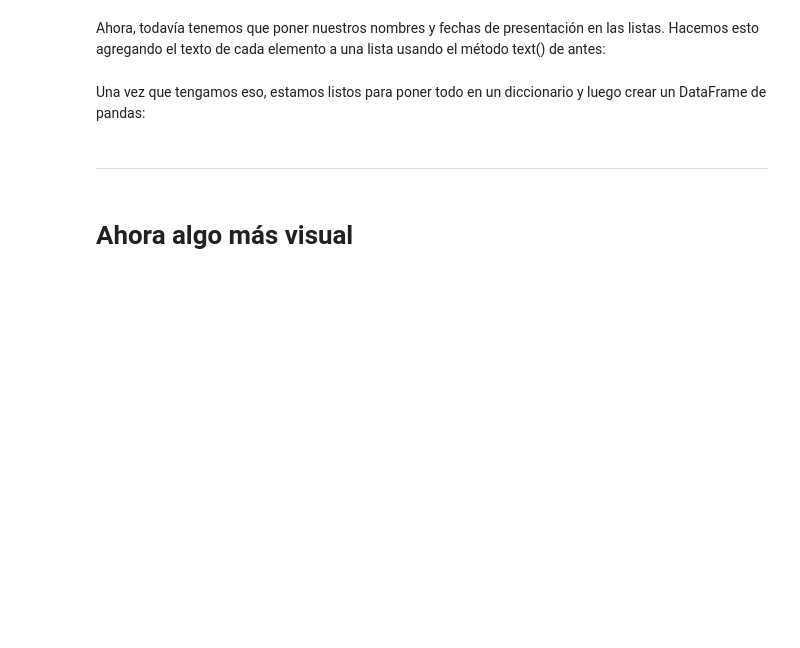
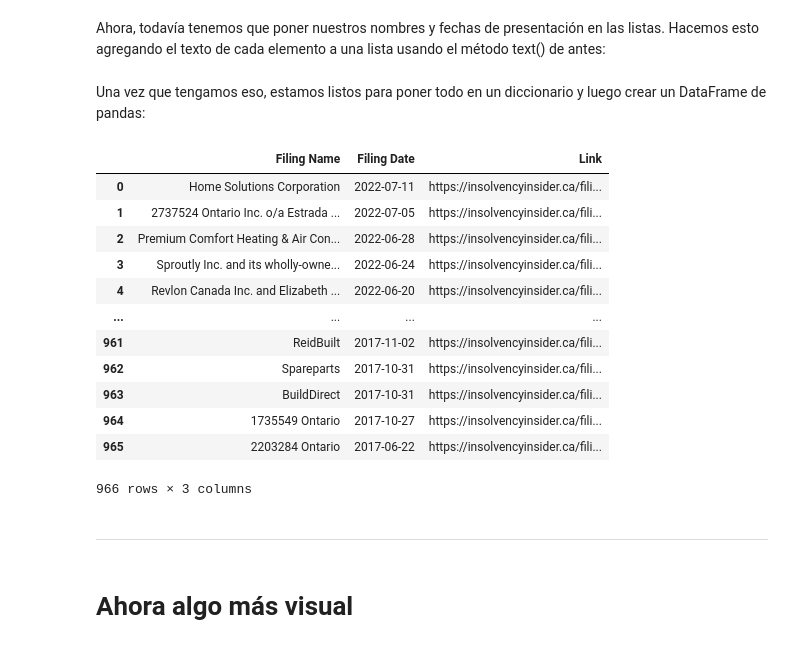
Before and after one commit to almesa93/taller_webscraping, a Jupyter notebook: Selenium/Selenium.ipynb, the cells around one changed output. Cells and saved outputs as stored; diff of their text form; code cells hidden in the pictures; blank space fills up the shorter version.

```diff
--- a/Selenium/Selenium.ipynb
+++ b/Selenium/Selenium.ipynb
@@ -65,3 +116,21 @@ También nos gustaría conocer los metadatos de presentación, es decir, el tipo
 De cada elemento de la presentación de Metas podemos extraer el tipo de presentación, la industria y la provincia, así:
 # %% [markdown]
 ********
+# %%
+filingName = []
+filingDate = []
+filingLink = []
+# para cada elemento en la lista de elementos de nombre de archivo, agrega el
+# texto del elemento a la lista de nombres de archivo.
+for element in tqdm(filing_names_elementos):
+    filingName.append(element.text)
+# para cada elemento en la lista de elementos de la fecha de presentación, agrega el
+# texto del elemento a la lista de fechas de presentación.
+for element in tqdm(filing_dates_elementos):
+    filingDate.append(element.text)
+# %%
+for link in tqdm(filing_href_elementos):
+    if link.get_attribute("href"):
+        filingLink.append(link.get_attribute("href"))
+# %%
+filingLink.pop(0)
@@ -71,6 +146,33 @@ De cada elemento de la presentación de Metas podemos extraer el tipo de present
 Ahora, todavía tenemos que poner nuestros nombres y fechas de presentación en las listas. Hacemos esto agregando el texto de cada elemento a una lista usando el método text() de antes:
 # %% [markdown]
 Una vez que tengamos eso, estamos listos para poner todo en un diccionario y luego crear un DataFrame de pandas:
+# %%
+# Crea un diccionario final con nombres y fechas de archivo.
+
+fullDict = {
+    "Filing Name": filingName,
+    "Filing Date": filingDate,
+    "Link": filingLink
+}
+# Crea un DataFrame.
+df = pd.DataFrame(fullDict)
+df["Filing Date"] = pd.to_datetime(df["Filing Date"], infer_datetime_format=True)
+# %%
+df
+# %% [output]
+|  | Filing Name | Filing Date | Link |
+| 0 | Home Solutions Corporation | 2022-07-11 | https://insolvencyinsider.ca/fili... |
+| 1 | 2737524 Ontario Inc. o/a Estrada ... | 2022-07-05 | https://insolvencyinsider.ca/fili... |
+| 2 | Premium Comfort Heating & Air Con... | 2022-06-28 | https://insolvencyinsider.ca/fili... |
+| 3 | Sproutly Inc. and its wholly-owne... | 2022-06-24 | https://insolvencyinsider.ca/fili... |
+| 4 | Revlon Canada Inc. and Elizabeth ... | 2022-06-20 | https://insolvencyinsider.ca/fili... |
+| ... | ... | ... | ... |
+| 961 | ReidBuilt | 2017-11-02 | https://insolvencyinsider.ca/fili... |
+| 962 | Spareparts | 2017-10-31 | https://insolvencyinsider.ca/fili... |
+| 963 | BuildDirect | 2017-10-31 | https://insolvencyinsider.ca/fili... |
+| 964 | 1735549 Ontario | 2017-10-27 | https://insolvencyinsider.ca/fili... |
+| 965 | 2203284 Ontario | 2017-06-22 | https://insolvencyinsider.ca/fili... |
+966 rows × 3 columns
 # %% [markdown]
 ------------------------
 # %% [markdown]
```
Also changed, not shown: parts of 39 cells of this notebook, 4 other files.
